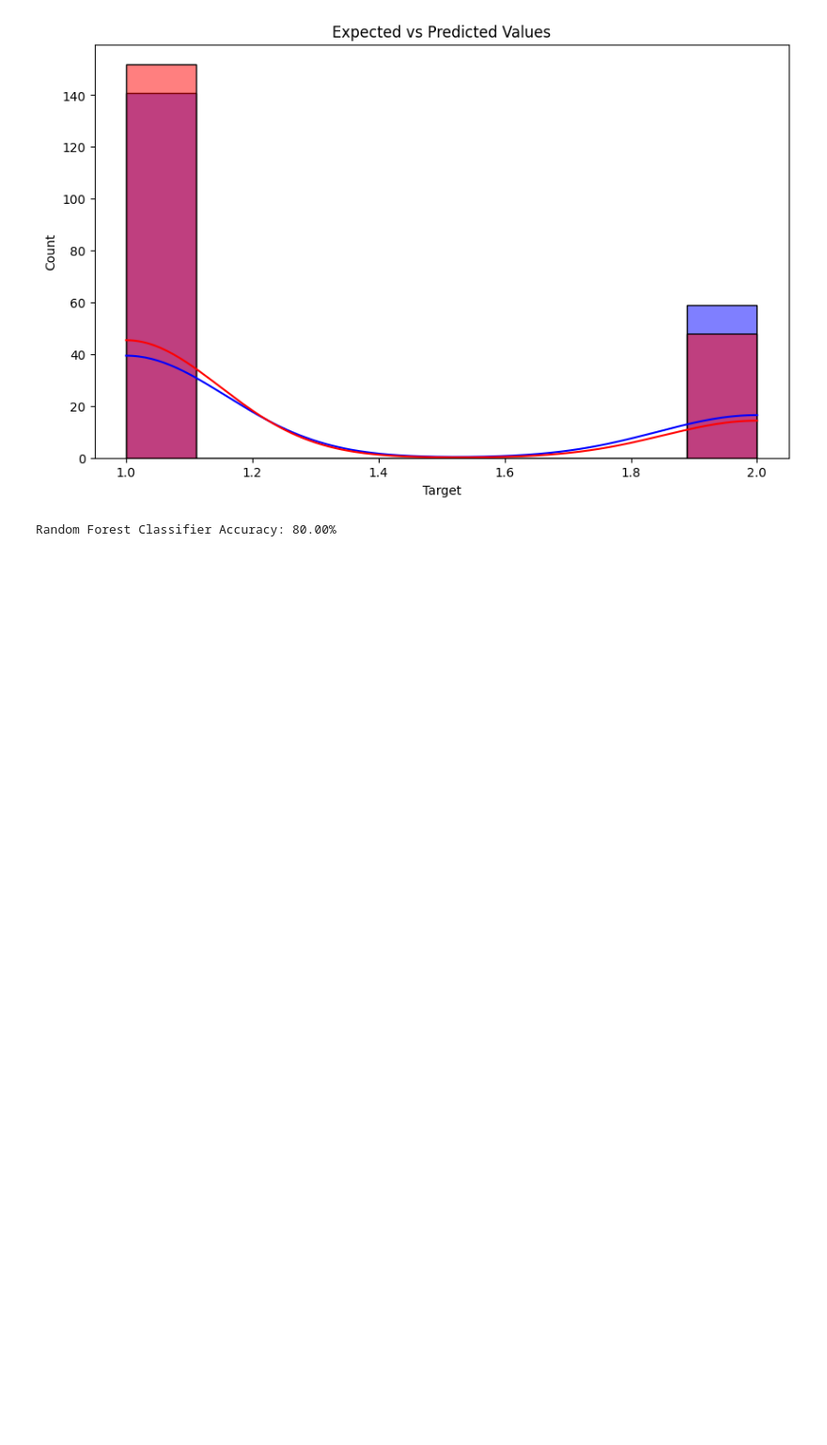
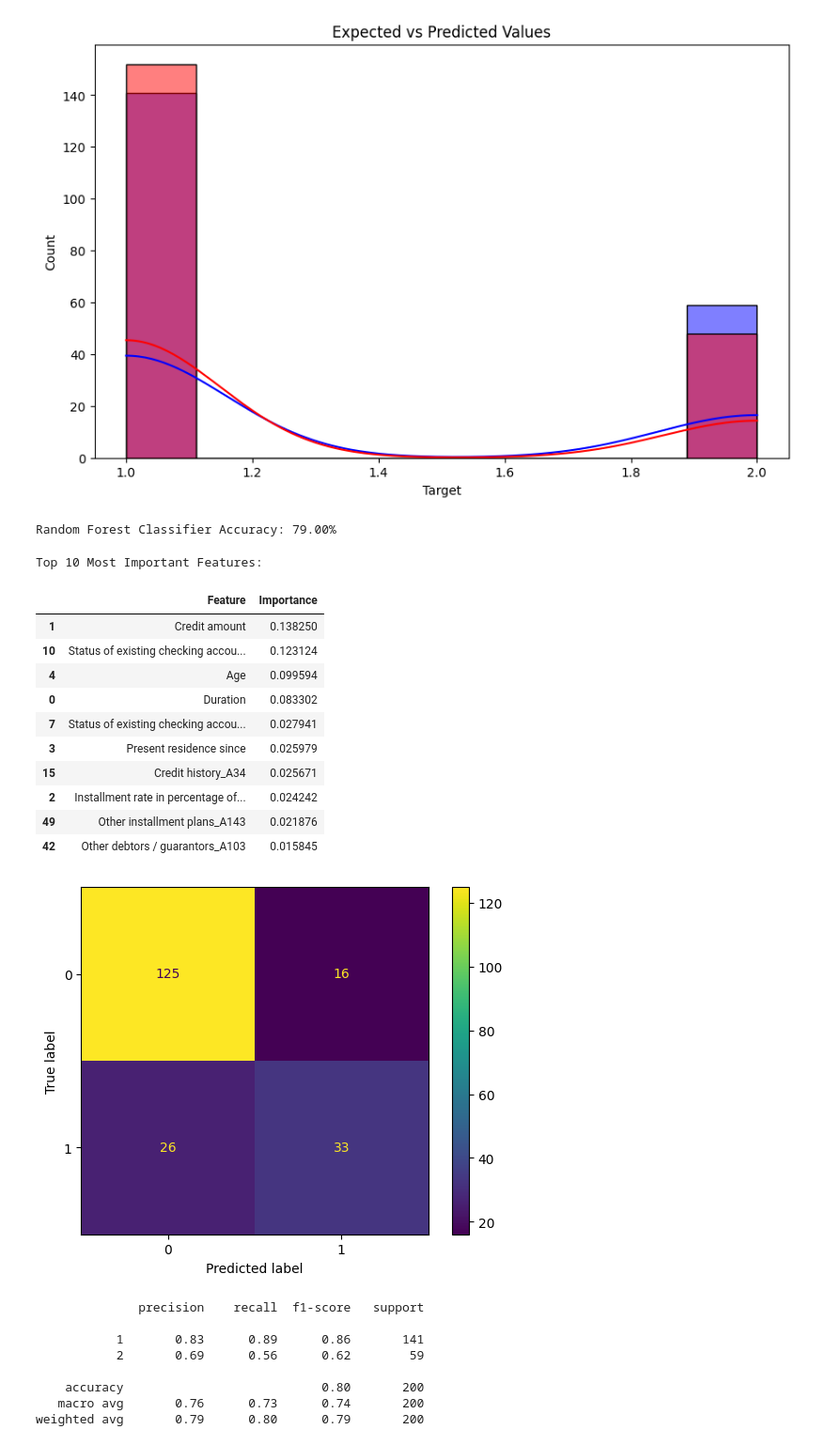
Before and after one commit to AnanyaTyagi08/Credit-Predictor, a Jupyter notebook: Statlog(German_Credit)CS375Project.ipynb, the cells around one changed output. Shown: that part at 94% size. Cells and saved outputs as stored; diff of their text form; code cells hidden in the pictures; blank space fills up the shorter version.

```diff
--- a/Statlog(German_Credit)CS375Project.ipynb
+++ b/Statlog(German_Credit)CS375Project.ipynb
@@ -360,15 +360,67 @@ plt.show()
 from sklearn.ensemble import RandomForestClassifier
 # Create RGC with t trees
 t = 100
-# all values found through changing 1 while keeping others constant
-RFC = RandomForestClassifier(n_estimators=t, max_depth=15, min_samples_split=4,
-                            min_samples_leaf=1, max_features=0.75)
+weight_for_class_2 = num_class_1 / num_class_2
+
+# Increase weight for class two since it is misclassified more often
+class_weights = {1: 1, 2: 2}
+
+# Initialize RandomForestClassifier with class weights
+RFC = RandomForestClassifier(n_estimators=t, max_depth=15, min_samples_split=10,
+                             min_samples_leaf=1, max_features=0.75,
+                             class_weight=class_weights)
 # Train
 RFC.fit(X_train, np.ravel(y_train.astype(int)))
 # Predict
-yPred = RFC.predict(X_test)
+yPredRFC = RFC.predict(X_test)
 # Check accuracy of model
-accuracy = accuracy_score(y_test, yPred)
+accuracy = accuracy_score(y_test, yPredRFC)
 print(f"Random Forest Classifier Accuracy: {accuracy*100:.2f}%")
 # %% [output]
-Random Forest Classifier Accuracy: 80.00%
+Random Forest Classifier Accuracy: 79.00%
+# %%
+from sklearn.metrics import confusion_matrix, ConfusionMatrixDisplay, classification_report
+
+# Get feature importance data
+importances = RFC.feature_importances_
+feature_importances = pd.DataFrame({'Feature': X.columns, 'Importance': importances})
+feature_importances = feature_importances.sort_values(by='Importance', ascending=False)
+# Display the 10 most important feature
+print("Top 10 Most Important Features:")
+display(feature_importances.head(10))
+
+print("\n\n\n")
+
+# Create and display confusion matrix
+cm = confusion_matrix(y_test, yPredRFC)
+disp = ConfusionMatrixDisplay(confusion_matrix=cm)
+disp.plot()
+plt.show()
+
+print("\n\n\n")
+
+# Classification report to understand how accurate model is for different labels
+report = classification_report(y_test, yPred)
+print(report)
+# %% [output]
+Top 10 Most Important Features:
+|  | Feature | Importance |
+| 1 | Credit amount | 0.138250 |
+| 10 | Status of existing checking accou... | 0.123124 |
+| 4 | Age | 0.099594 |
+| 0 | Duration | 0.083302 |
+| 7 | Status of existing checking accou... | 0.027941 |
+| 3 | Present residence since | 0.025979 |
+| 15 | Credit history_A34 | 0.025671 |
+| 2 | Installment rate in percentage of... | 0.024242 |
+| 49 | Other installment plans_A143 | 0.021876 |
+| 42 | Other debtors / guarantors_A103 | 0.015845 |
+[figure, added]
+              precision    recall  f1-score   support
+
+           1       0.83      0.89      0.86       141
+           2       0.69      0.56      0.62        59
+
+    accuracy                           0.80       200
+   macro avg       0.76      0.73      0.74       200
+weighted avg       0.79      0.80      0.79       200
```
